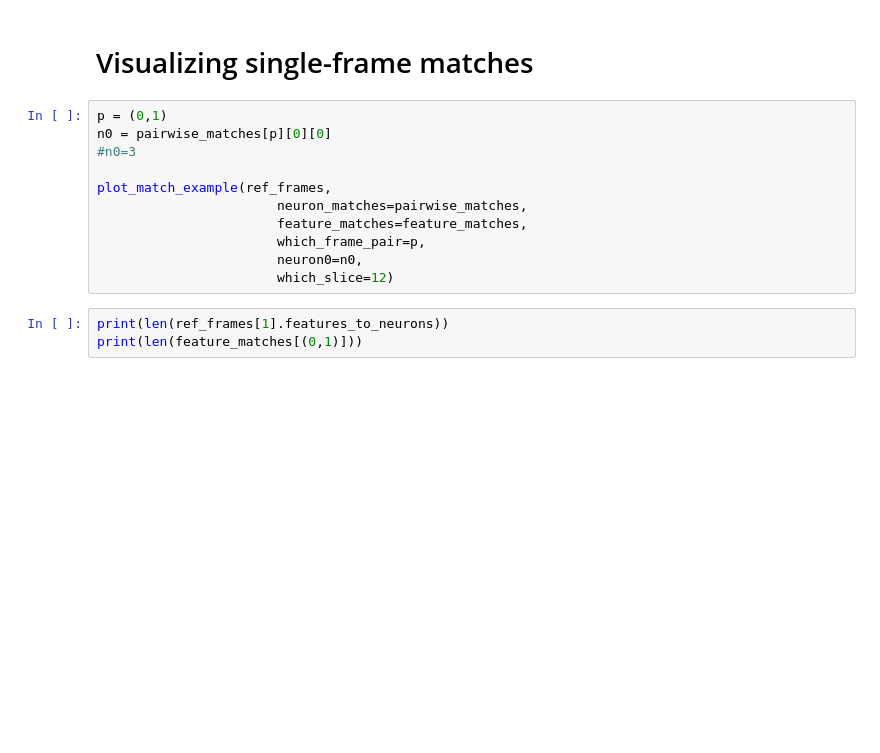
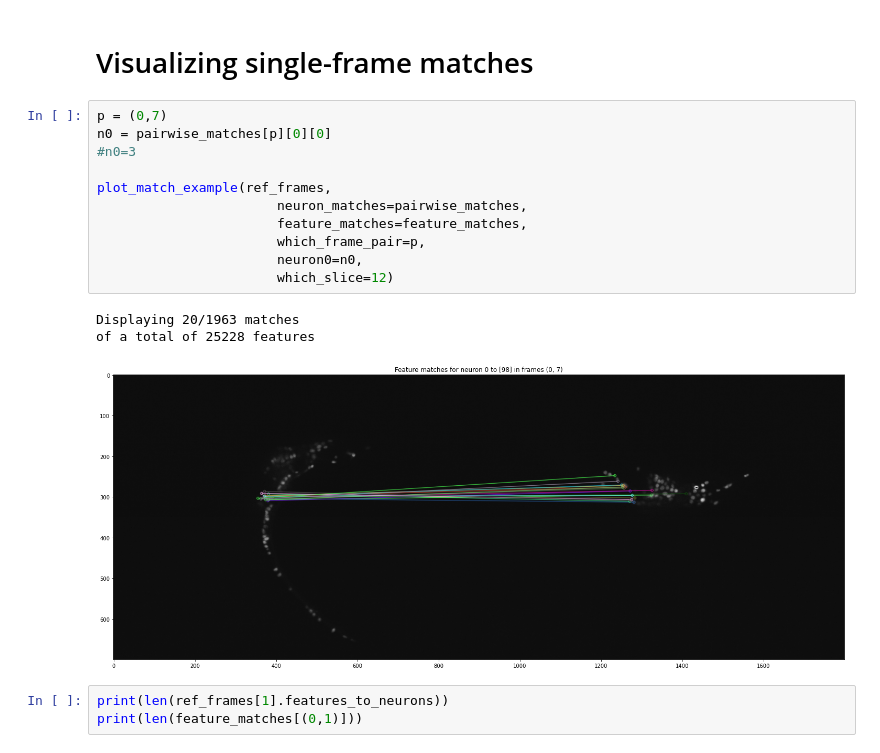
Before and after one commit to ch9nuk9/wbfm, a Jupyter notebook: example-feature-workflow/feature_alignment/Reference_pipeline_tests.ipynb, the cells around one changed output. Drawn from its saved outputs; the diff is of its cells as text; blank space fills up the shorter version.

```diff
--- a/example-feature-workflow/feature_alignment/Reference_pipeline_tests.ipynb
+++ b/example-feature-workflow/feature_alignment/Reference_pipeline_tests.ipynb
@@ -89,16 +96,20 @@ feature_matches = reference_set.feature_matches
 # %% [markdown]
 # Visualizing single-frame matches
 # %%
-p = (0,1)
+p = (0,7)
 n0 = pairwise_matches[p][0][0]
 #n0=3
 
 plot_match_example(ref_frames,
                        neuron_matches=pairwise_matches,
                        feature_matches=feature_matches,
                        which_frame_pair=p,
                        neuron0=n0,
                        which_slice=12)
+# %% [output]
+Displaying 20/1963 matches
+of a total of 25228 features
+[figure, added]
 # %%
 print(len(ref_frames[1].features_to_neurons))
 print(len(feature_matches[(0,1)]))
```
Also changed, not shown: parts of 6 cells of this notebook, 7 other files.
